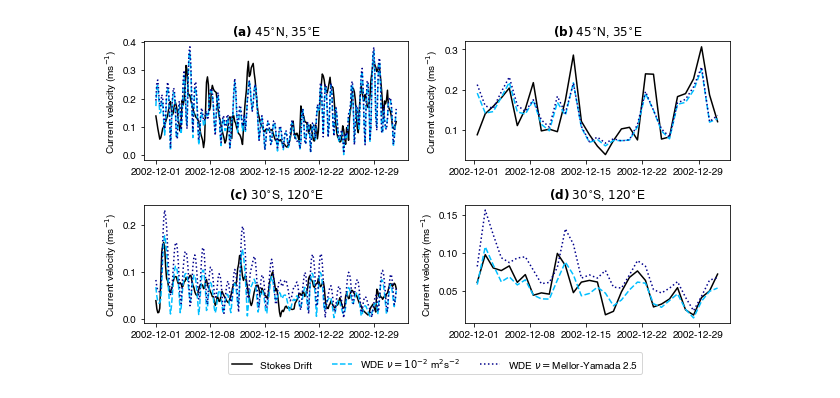
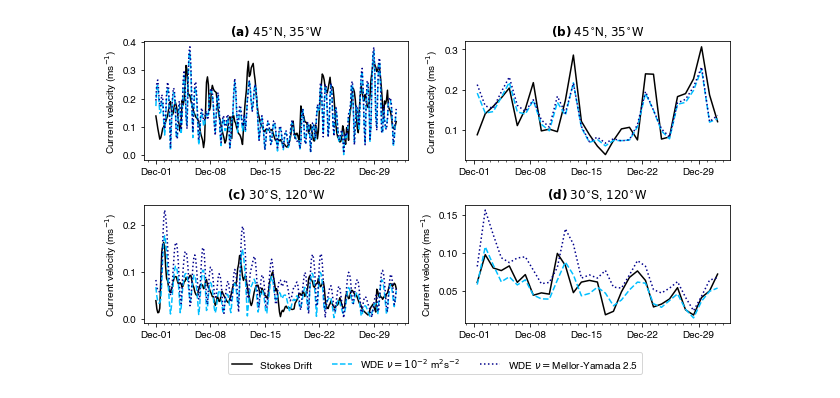
Before and after one commit to HJakeCunningham/ekman-stokes-microplastic-simulations, a Jupyter notebook: Figures/Time_Series.ipynb, the cells around one changed output. Drawn from its saved outputs; the diff is of its cells as text; code cells hidden in the pictures.

Commit message:
figure changes

```diff
--- a/Figures/Time_Series.ipynb
+++ b/Figures/Time_Series.ipynb
@@ -87,49 +90,58 @@ font = {'family':'sans-serif',
 matplotlib.rc('font', **font)
 
 ax1 = plt.subplot(421)
-ax1.set_title(r'$\bf{(a)}$ $45^{\circ}$N, $35^{\circ}$E')
+ax1.set_title(r'$\bf{(a)}$ $45^{\circ}$N, $35^{\circ}$W')
 ax1.set_ylabel('Current velocity (ms$^{-1}$)')
 plt.plot(time,abs(Us_point1), label='Stokes Drift', color='black')
 plt.plot(time,abs(Ue_1_old), '--', label=r'WDE $\nu=10^{-2}$ m$^{2}$s$^{-2}$', color='deepskyblue')
 plt.plot(time,abs(Ue_1_new),':', label=r'WDE $\nu=$Mellor-Yamada 2.5', color='darkblue')
 #plt.text(time[230],0.233,'$D=1.051$', color='black')
-ax1.xaxis.set_major_locator(ticker.MultipleLocator(7))
+ax1.xaxis.set_major_locator(mdates.WeekdayLocator(byweekday=SU))
+ax1.xaxis.set_major_formatter(mdates.DateFormatter('%b-%d'))
+ax1.xaxis.set_minor_locator(mdates.DayLocator())
 
 ax2 = plt.subplot(422)
-ax2.set_title(r'$\bf{(b)}$ $45^{\circ}$N, $35^{\circ}$E')
+ax2.set_title(r'$\bf{(b)}$ $45^{\circ}$N, $35^{\circ}$W')
 ax2.set_ylabel('Current velocity (ms$^{-1}$)')
 plt.plot(days,abs(Us_point1_24), label='Stokes Drift', color='black')
-plt.plot(days,abs(Ue_1_old_24), '--', label=r'$\nu=10^{-1}$', color='deepskyblue')
+plt.plot(days,abs(Ue_1_old_24), '--', label=r'$\nu=10^{-2}$', color='deepskyblue')
 plt.plot(days,abs(Ue_1_new_24),':', label=r'$\nu=10^{-3}$', color='darkblue')
 #plt.text(time[230],0.233,'$D=1.051$', color='black')
-ax2.xaxis.set_major_locator(ticker.MultipleLocator(7))
+ax2.xaxis.set_major_locator(mdates.WeekdayLocator(byweekday=SU))
+ax2.xaxis.set_major_formatter(mdates.DateFormatter('%b-%d'))
+ax2.xaxis.set_minor_locator(mdates.DayLocator())
 
 ax3 = plt.subplot(423)
-ax3.set_title(r'$\bf{(c)}$ $30^{\circ}$S, $120^{\circ}$E')
+ax3.set_title(r'$\bf{(c)}$ $30^{\circ}$S, $120^{\circ}$W')
 ax3.set_ylabel('Current velocity (ms$^{-1}$)')
 plt.plot(time,abs(Us_point2), label='Stokes Drift', color='black')
-plt.plot(time,abs(Ue_2_old), '--', label=r'WDE $\nu=10^{-1}$ m$^{2}$s$^{-1}$', color='deepskyblue')
+plt.plot(time,abs(Ue_2_old), '--', label=r'WDE $\nu=10^{-2}$ m$^{2}$s$^{-1}$', color='deepskyblue')
 plt.plot(time,abs(Ue_2_new),':', label=r'WDE $\nu=10^{-3}$ m$^{2}$s$^{-1}$', color='darkblue')
 #plt.text(time[230],0.1234,'$D=0.961$', color='black')
-ax3.xaxis.set_major_locator(ticker.MultipleLocator(7))
+ax3.xaxis.set_major_locator(mdates.WeekdayLocator(byweekday=SU))
+ax3.xaxis.set_major_formatter(mdates.DateFormatter('%b-%d'))
+ax3.xaxis.set_minor_locator(mdates.DayLocator())
+
 
 ax4 = plt.subplot(424)
-ax4.set_title(r'$\bf{(d)}$ $30^{\circ}$S, $120^{\circ}$E')
+ax4.set_title(r'$\bf{(d)}$ $30^{\circ}$S, $120^{\circ}$W')
 ax4.set_ylabel('Current velocity (ms$^{-1}$)')
 plt.plot(days,abs(Us_point2_24), label='Stokes Drift', color='black')
-plt.plot(days,abs(Ue_2_old_24), '--', label=r'$\nu=10^{-1}$', color='deepskyblue')
+plt.plot(days,abs(Ue_2_old_24), '--', label=r'$\nu=10^{-2}$', color='deepskyblue')
 plt.plot(days,abs(Ue_2_new_24),':', label=r'$\nu=10^{-3}$', color='darkblue')
 #plt.text(time[230],0.1234,'$D=0.961$', color='black')
-ax4.xaxis.set_major_locator(ticker.MultipleLocator(7))
+ax4.xaxis.set_major_locator(mdates.WeekdayLocator(byweekday=SU))
+ax4.xaxis.set_major_formatter(mdates.DateFormatter('%b-%d'))
+ax4.xaxis.set_minor_locator(mdates.DayLocator())
 
 fig.tight_layout()
 
 h1, l1 = ax1.get_legend_handles_labels()
 ax3.legend(h1, l1,  bbox_to_anchor=(0,-.05, 2.2,-0.15), loc=9,ncol=4)
 
-plt.savefig('/Users/jakecunningham/Documents/Summer Research/Figures/2002_Time_Series1.png', format='png', dpi=600, bbox_inches = "tight")
+plt.savefig('/Users/jakecunningham/Documents/Oxford/AGU/Figures/2002_Time_Series1.png', format='png', dpi=600, bbox_inches = "tight")
 # %% [output]
-[figure, old version]
+[figure, new version]
 # %%
 fig = plt.figure(figsize=(9,9))
 
```
Also changed, not shown: parts of 2 cells of this notebook, 1 other file.
